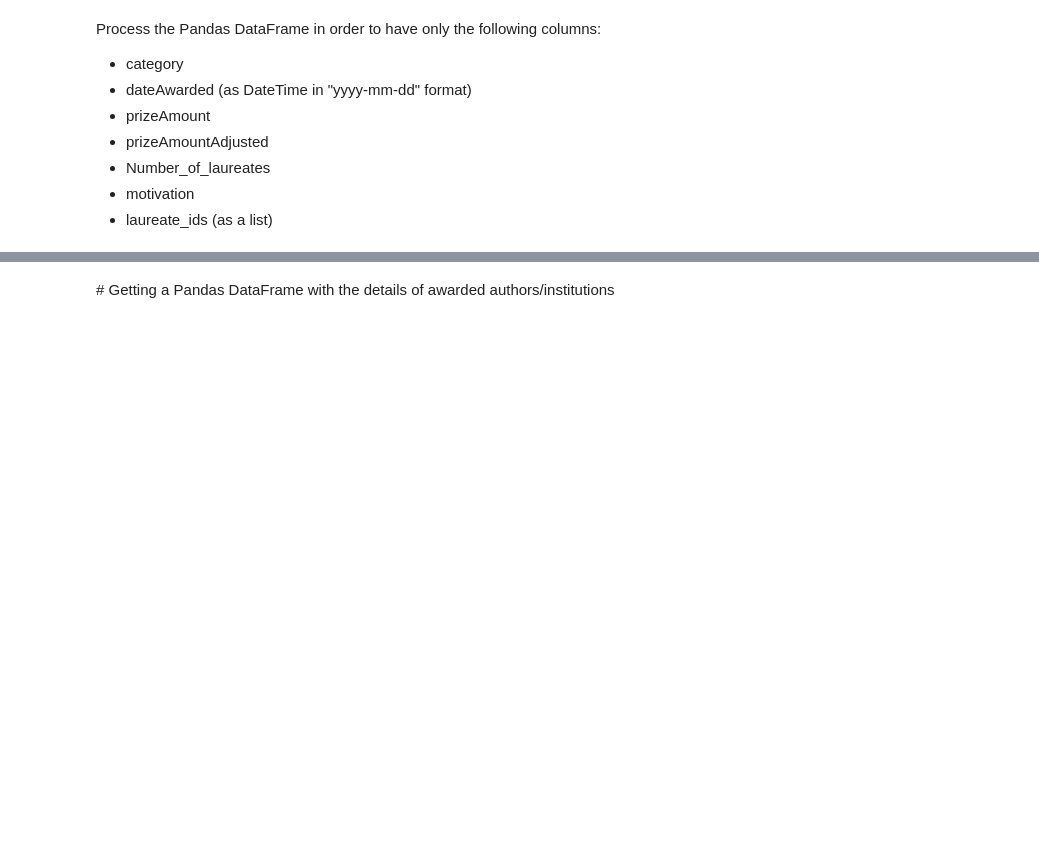
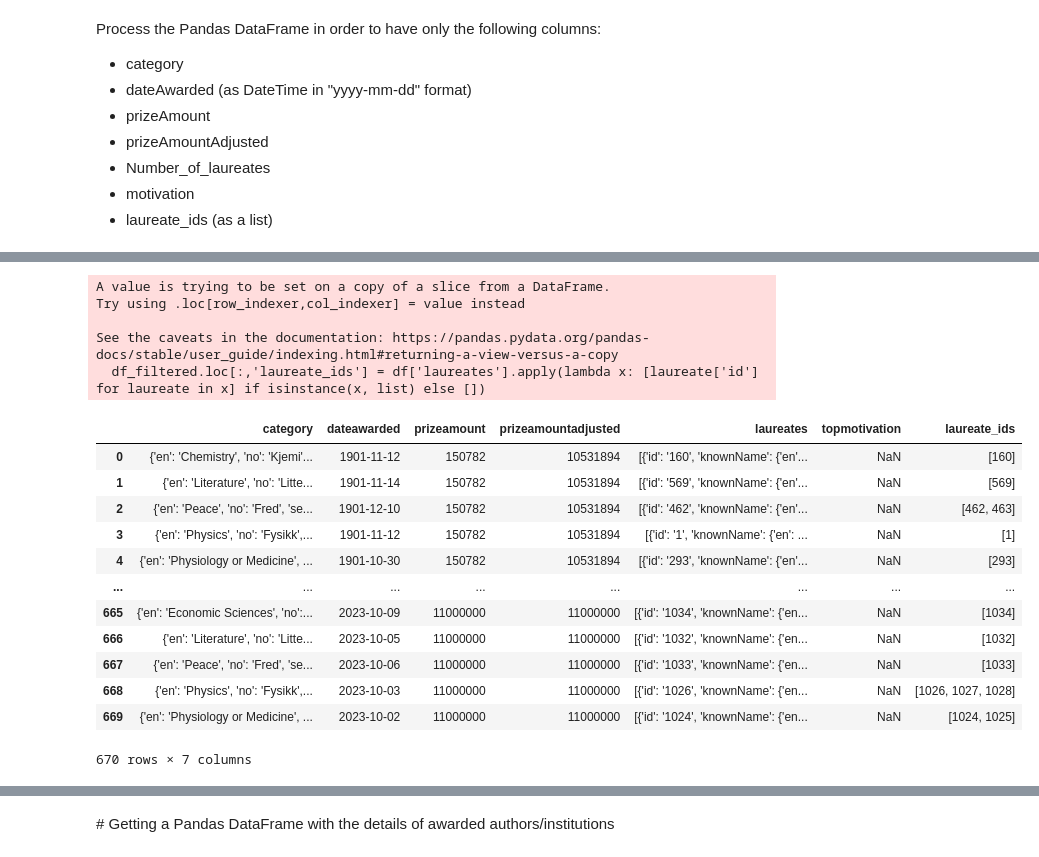
Before and after one commit to isg75/lab-apis, a Jupyter notebook: lab_apis.ipynb, the cells around one changed output, grey strips where cells are left out. Drawn from its saved outputs; the diff is of its cells as text; code cells hidden in the pictures; blank space fills up the shorter version.

```diff
--- a/lab_apis.ipynb
+++ b/lab_apis.ipynb
@@ -77,0 +170,3 @@ if response.status_code == 200:
+# %%
+df_filtered = df[['category', 'dateAwarded', 'prizeAmount', 'prizeAmountAdjusted', 'laureates', 'topMotivation']]
+display(df_filtered)
@@ -77,0 +187,3 @@ if response.status_code == 200:
+# %%
+df_filtered.columns = df_filtered.columns.str.lower()
+df_filtered
@@ -77,0 +227,22 @@ if response.status_code == 200:
+# %%
+df_filtered.loc[:,'laureate_ids'] = df['laureates'].apply(lambda x: [laureate['id'] for laureate in x] if isinstance(x, list) else [])
+df_filtered
+# %% [output]
+A value is trying to be set on a copy of a slice from a DataFrame.
+Try using .loc[row_indexer,col_indexer] = value instead
+
+See the caveats in the documentation: https://pandas.pydata.org/pandas-docs/stable/user_guide/indexing.html#returning-a-view-versus-a-copy
+  df_filtered.loc[:,'laureate_ids'] = df['laureates'].apply(lambda x: [laureate['id'] for laureate in x] if isinstance(x, list) else [])
+|  | category | dateawarded | prizeamount | prizeamountadjusted | laureates | topmotivation | laureate_ids |
+| 0 | {'en': 'Chemistry', 'no': 'Kjemi'... | 1901-11-12 | 150782 | 10531894 | [{'id': '160', 'knownName': {'en'... | NaN | [160] |
+| 1 | {'en': 'Literature', 'no': 'Litte... | 1901-11-14 | 150782 | 10531894 | [{'id': '569', 'knownName': {'en'... | NaN | [569] |
+| 2 | {'en': 'Peace', 'no': 'Fred', 'se... | 1901-12-10 | 150782 | 10531894 | [{'id': '462', 'knownName': {'en'... | NaN | [462, 463] |
+| 3 | {'en': 'Physics', 'no': 'Fysikk',... | 1901-11-12 | 150782 | 10531894 | [{'id': '1', 'knownName': {'en': ... | NaN | [1] |
+| 4 | {'en': 'Physiology or Medicine', ... | 1901-10-30 | 150782 | 10531894 | [{'id': '293', 'knownName': {'en'... | NaN | [293] |
+| ... | ... | ... | ... | ... | ... | ... | ... |
+| 665 | {'en': 'Economic Sciences', 'no':... | 2023-10-09 | 11000000 | 11000000 | [{'id': '1034', 'knownName': {'en... | NaN | [1034] |
+| 666 | {'en': 'Literature', 'no': 'Litte... | 2023-10-05 | 11000000 | 11000000 | [{'id': '1032', 'knownName': {'en... | NaN | [1032] |
+| 667 | {'en': 'Peace', 'no': 'Fred', 'se... | 2023-10-06 | 11000000 | 11000000 | [{'id': '1033', 'knownName': {'en... | NaN | [1033] |
+| 668 | {'en': 'Physics', 'no': 'Fysikk',... | 2023-10-03 | 11000000 | 11000000 | [{'id': '1026', 'knownName': {'en... | NaN | [1026, 1027, 1028] |
+| 669 | {'en': 'Physiology or Medicine', ... | 2023-10-02 | 11000000 | 11000000 | [{'id': '1024', 'knownName': {'en... | NaN | [1024, 1025] |
+670 rows × 7 columns
```
Also changed, not shown: parts of 21 cells of this notebook.
